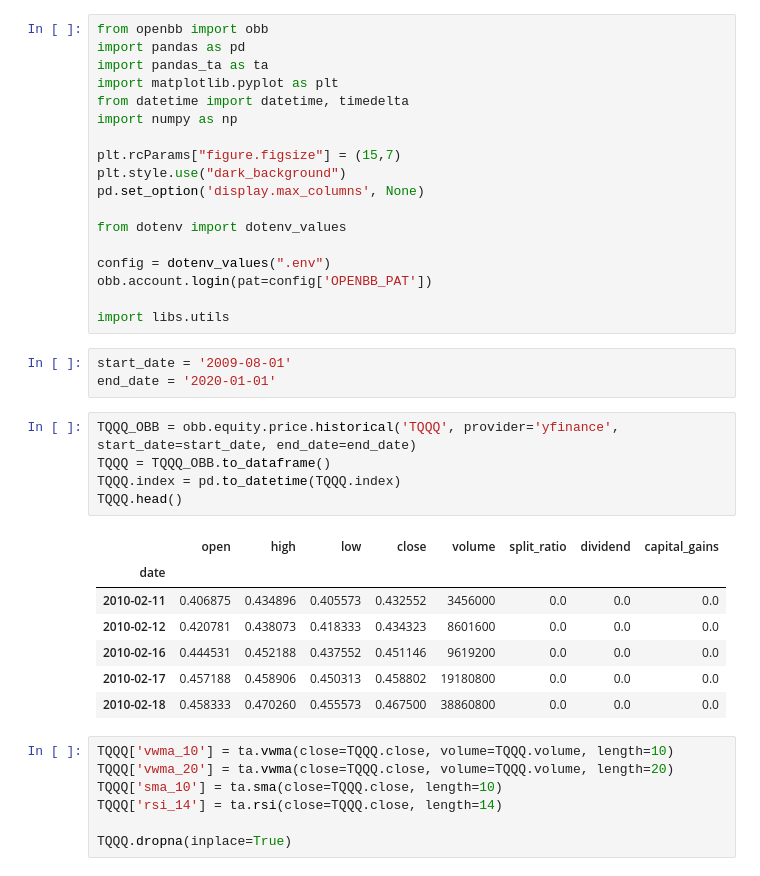
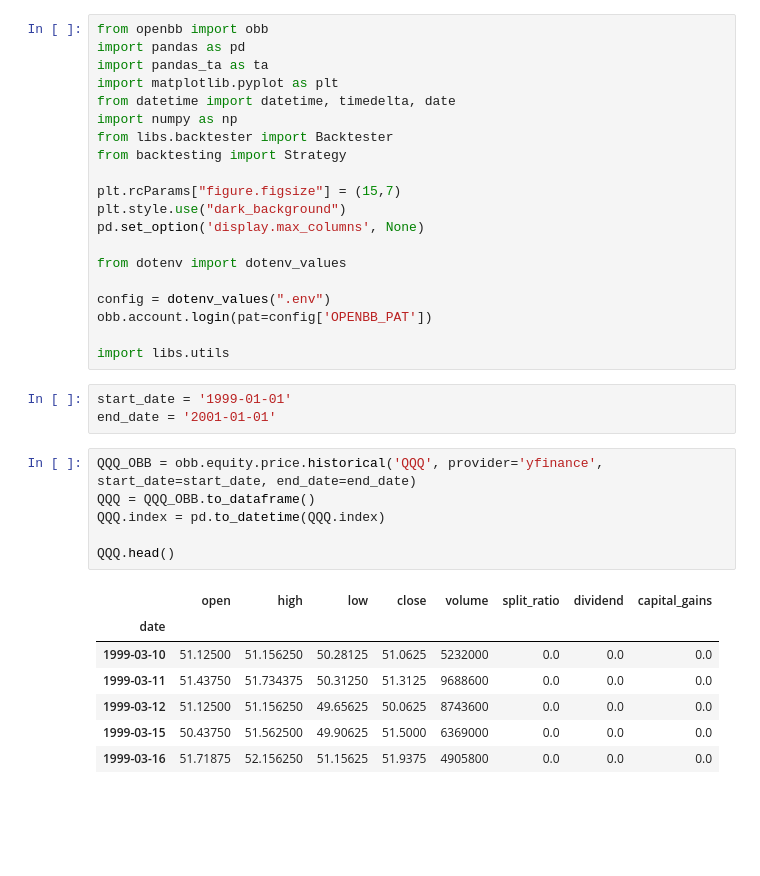
Before and after one commit to victortangggg/trading, a Jupyter notebook: research/TQQQ Alpha #1.ipynb, the cells around one changed output. Cells and saved outputs as stored; diff of their text form; blank space fills up the shorter version.

```diff
--- a/research/TQQQ Alpha #1.ipynb
+++ b/research/TQQQ Alpha #1.ipynb
@@ -3,8 +3,10 @@ from openbb import obb
 import pandas as pd
 import pandas_ta as ta
 import matplotlib.pyplot as plt
-from datetime import datetime, timedelta
+from datetime import datetime, timedelta, date
 import numpy as np
+from libs.backtester import Backtester
+from backtesting import Strategy
 
 plt.rcParams["figure.figsize"] = (15,7)
 plt.style.use("dark_background")
@@ -17,25 +19,19 @@ obb.account.login(pat=config['OPENBB_PAT'])
 
 import libs.utils
 # %%
-start_date = '2009-08-01'
-end_date = '2020-01-01'
+start_date = '1999-01-01'
+end_date = '2001-01-01'
 # %%
-TQQQ_OBB = obb.equity.price.historical('TQQQ', provider='yfinance', start_date=start_date, end_date=end_date)
-TQQQ = TQQQ_OBB.to_dataframe()
-TQQQ.index = pd.to_datetime(TQQQ.index)
-TQQQ.head()
+QQQ_OBB = obb.equity.price.historical('QQQ', provider='yfinance', start_date=start_date, end_date=end_date)
+QQQ = QQQ_OBB.to_dataframe()
+QQQ.index = pd.to_datetime(QQQ.index)
+
+QQQ.head()
 # %% [output]
 |  | open | high | low | close | volume | split_ratio | dividend | capital_gains |
 | date |  |  |  |  |  |  |  |  |
-| 2010-02-11 | 0.406875 | 0.434896 | 0.405573 | 0.432552 | 3456000 | 0.0 | 0.0 | 0.0 |
-| 2010-02-12 | 0.420781 | 0.438073 | 0.418333 | 0.434323 | 8601600 | 0.0 | 0.0 | 0.0 |
-| 2010-02-16 | 0.444531 | 0.452188 | 0.437552 | 0.451146 | 9619200 | 0.0 | 0.0 | 0.0 |
-| 2010-02-17 | 0.457188 | 0.458906 | 0.450313 | 0.458802 | 19180800 | 0.0 | 0.0 | 0.0 |
-| 2010-02-18 | 0.458333 | 0.470260 | 0.455573 | 0.467500 | 38860800 | 0.0 | 0.0 | 0.0 |
+| 1999-03-10 | 51.12500 | 51.156250 | 50.28125 | 51.0625 | 5232000 | 0.0 | 0.0 | 0.0 |
+| 1999-03-11 | 51.43750 | 51.734375 | 50.31250 | 51.3125 | 9688600 | 0.0 | 0.0 | 0.0 |
+| 1999-03-12 | 51.12500 | 51.156250 | 49.65625 | 50.0625 | 8743600 | 0.0 | 0.0 | 0.0 |
+| 1999-03-15 | 50.43750 | 51.562500 | 49.90625 | 51.5000 | 6369000 | 0.0 | 0.0 | 0.0 |
+| 1999-03-16 | 51.71875 | 52.156250 | 51.15625 | 51.9375 | 4905800 | 0.0 | 0.0 | 0.0 |
-# %%
-TQQQ['vwma_10'] = ta.vwma(close=TQQQ.close, volume=TQQQ.volume, length=10)
-TQQQ['vwma_20'] = ta.vwma(close=TQQQ.close, volume=TQQQ.volume, length=20)
-TQQQ['sma_10'] = ta.sma(close=TQQQ.close, length=10)
-TQQQ['rsi_14'] = ta.rsi(close=TQQQ.close, length=14)
-
-TQQQ.dropna(inplace=True)
```
Also changed, not shown: parts of 31 cells of this notebook, 26 other files.
